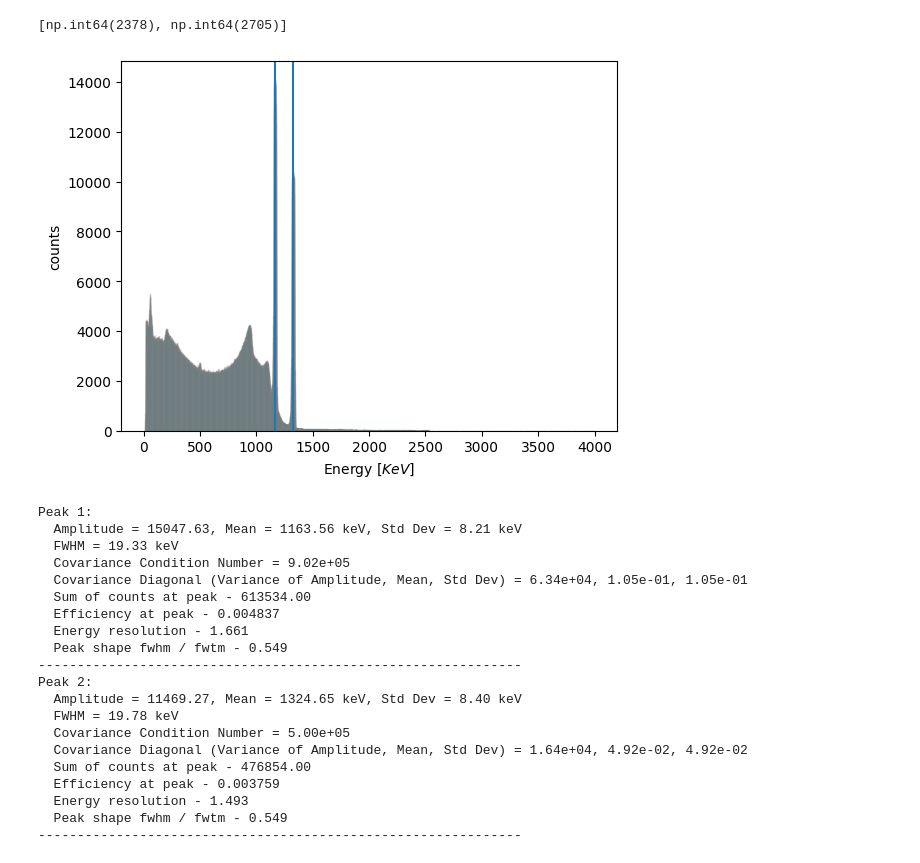
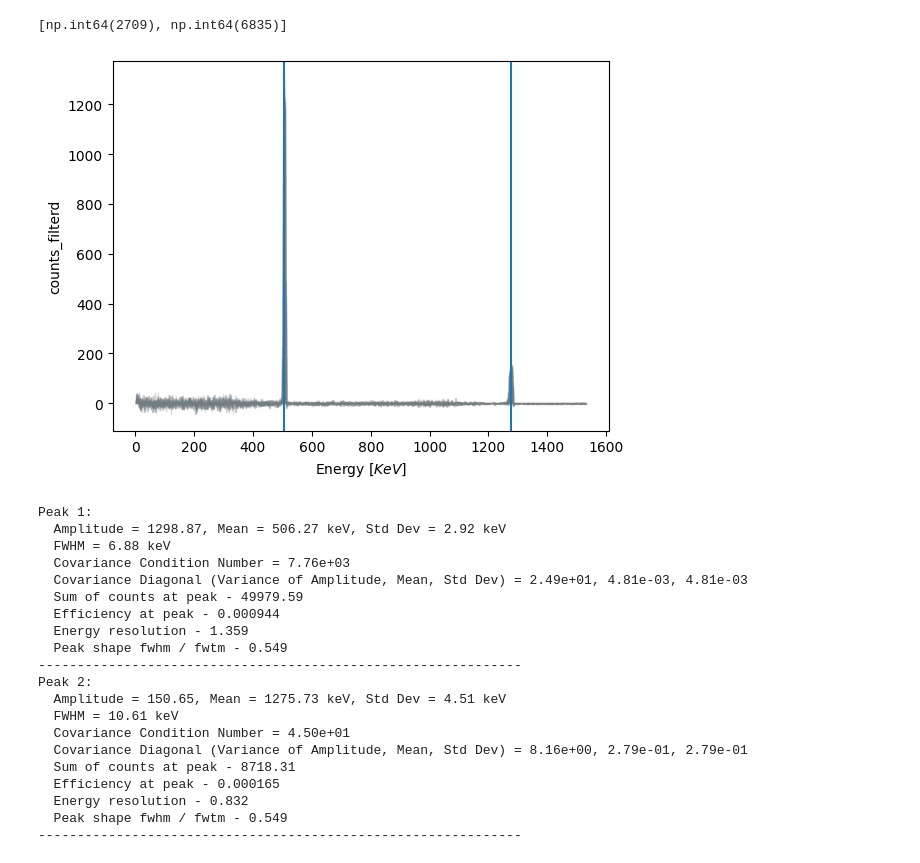
Before and after one commit to AlexanderWalker2/gamma-spectroscopy-, a Jupyter notebook: spectrocopy peak detection note book.ipynb, the cells around one changed output. Saved outputs shown, nothing was run; the diff lists cells and outputs as text; code cells hidden in the pictures.

```diff
--- a/spectrocopy peak detection note book.ipynb
+++ b/spectrocopy peak detection note book.ipynb
@@ -6,5 +7,5 @@ import scipy as sc
 # %%
-file_path = r'voltage_diff\1 kv.Spe'
+file_path = r'voltage_diff\1 kv na22.Spe'
 
 numbers = []
 within_data_section = False
@@ -58,0 +109,4 @@ counts prossesed - 8186330.0, mca value - 0.4882741, number of bins - 8192, meas
+# %%
+background_array[3], measured_time
+scale_factor = measured_time/background_array[3]
+scale_factor
@@ -59,8 +115,16 @@ counts prossesed - 8186330.0, mca value - 0.4882741, number of bins - 8192, meas
 # %%
 d=100
+counts_filterd = counts - background_array[0]*scale_factor
+
 energy = bins*mca
 
+plt.bar(energy, background_array[0], edgecolor='grey', alpha = 0.3)
+plt.show()
+
 plt.bar(energy, counts, edgecolor='grey', alpha = 0.3)
+plt.show()
+
+plt.bar(energy, counts_filterd, edgecolor='grey', alpha = 0.3)
 
 plt.xlabel(r'Energy [$KeV$]')
 plt.ylabel('counts')
@@ -70,22 +136,22 @@ plt.show()
 # %%
-peak_indices, peak_dict = sc.signal.find_peaks(counts[energy > 400], prominence = 100, height=1, width=10)
+peak_indices, peak_dict = sc.signal.find_peaks(counts_filterd[energy > 400], prominence = 100, height=1, width=10)
 peak_heights = peak_dict['peak_heights']
 peak_indices=peak_indices + int(400/mca)
 
 peaks = [peak_indices[np.argmax(peak_heights)], peak_indices[np.argpartition(peak_heights,-2)[-2]]]
 num = np.size(peaks)
 
 print(peaks)
 
-plt.bar(energy, counts, edgecolor='grey', alpha = 0.3)
+plt.bar(energy, counts_filterd, edgecolor='grey', alpha = 0.3)
 [plt.axvline(x = energy[c]) for c in peaks]
 
 plt.xlabel(r'Energy [$KeV$]')
-plt.ylabel('counts')
+plt.ylabel('counts_filterd')
 plt.show()
 # %% [output]
-[np.int64(2378), np.int64(2705)]
+[np.int64(2709), np.int64(6835)]
-[figure, old version]
+[figure, new version]
 # %%
 width = 100
 activity = 4.2e5
@@ -107,15 +173,15 @@ fwhm_array = np.zeros((num,1))
 fwtm_array = np.zeros((num,1))
 
 for c in range(0, num):
-    initial_guess = [counts[peaks[c]],peaks[c], 1]
-    popt, pcov = sc.optimize.curve_fit(gaussian, bins[peaks[c]-width:peaks[c]+width], counts[peaks[c]-width:peaks[c]+width], p0=initial_guess)
+    initial_guess = [counts_filterd[peaks[c]],peaks[c], 1]
+    popt, pcov = sc.optimize.curve_fit(gaussian, bins[peaks[c]-width:peaks[c]+width], counts_filterd[peaks[c]-width:peaks[c]+width], p0=initial_guess)
     popt[1:] = popt[1:]*mca
     param_array[c] = popt
     covariance_array[c] = [np.linalg.cond(pcov), *np.diag(pcov)]
-    fwtm_array[c] = 2 * (fwnm_eq(1/2, *popt)[0]-popt[1])
+    fwhm_array[c] = 2 * (fwnm_eq(1/2, *popt)[0]-popt[1])
     fwtm_array[c] = 2 * (fwnm_eq(1/10, *popt)[0]-popt[1])
     fitted_gaussians[c] = gaussian(bins[peaks[c]-width:peaks[c]+width], *popt)
-    sum_counts = sum(counts[int(popt[1]/mca-fwhm_array[c]/mca):int(popt[1]/mca+fwhm_array[c]/mca)])
+    sum_counts = sum(counts_filterd[int(popt[1]/mca-fwhm_array[c]/mca):int(popt[1]/mca+fwhm_array[c]/mca)])
     eff = sum_counts / emitted
     print(f"Peak {c+1}:")
     print(f"  Amplitude = {popt[0]:.2f}, Mean = {popt[1]:.2f} keV, Std Dev = {popt[2]:.2f} keV")
@@ -130,23 +196,23 @@ for c in range(0, num):
     print("--------------------------------------------------------------")
 # %% [output]
 Peak 1:
-  Amplitude = 15047.63, Mean = 1163.56 keV, Std Dev = 8.21 keV
-  FWHM = 19.33 keV
-  Covariance Condition Number = 9.02e+05
-  Covariance Diagonal (Variance of Amplitude, Mean, Std Dev) = 6.34e+04, 1.05e-01, 1.05e-01
-  Sum of counts at peak - 613534.00
-  Efficiency at peak - 0.004837
-  Energy resolution - 1.661
+  Amplitude = 1298.87, Mean = 506.27 keV, Std Dev = 2.92 keV
+  FWHM = 6.88 keV
+  Covariance Condition Number = 7.76e+03
+  Covariance Diagonal (Variance of Amplitude, Mean, Std Dev) = 2.49e+01, 4.81e-03, 4.81e-03
+  Sum of counts at peak - 49979.59
+  Efficiency at peak - 0.000944
+  Energy resolution - 1.359
   Peak shape fwhm / fwtm - 0.549
 --------------------------------------------------------------
 Peak 2:
-  Amplitude = 11469.27, Mean = 1324.65 keV, Std Dev = 8.40 keV
-  FWHM = 19.78 keV
-  Covariance Condition Number = 5.00e+05
-  Covariance Diagonal (Variance of Amplitude, Mean, Std Dev) = 1.64e+04, 4.92e-02, 4.92e-02
-  Sum of counts at peak - 476854.00
-  Efficiency at peak - 0.003759
-  Energy resolution - 1.493
+  Amplitude = 150.65, Mean = 1275.73 keV, Std Dev = 4.51 keV
+  FWHM = 10.61 keV
+  Covariance Condition Number = 4.50e+01
+  Covariance Diagonal (Variance of Amplitude, Mean, Std Dev) = 8.16e+00, 2.79e-01, 2.79e-01
+  Sum of counts at peak - 8718.31
+  Efficiency at peak - 0.000165
+  Energy resolution - 0.832
   Peak shape fwhm / fwtm - 0.549
 --------------------------------------------------------------
 # %%
```
Also changed, not shown: parts of 8 cells of this notebook, 2 other files.
